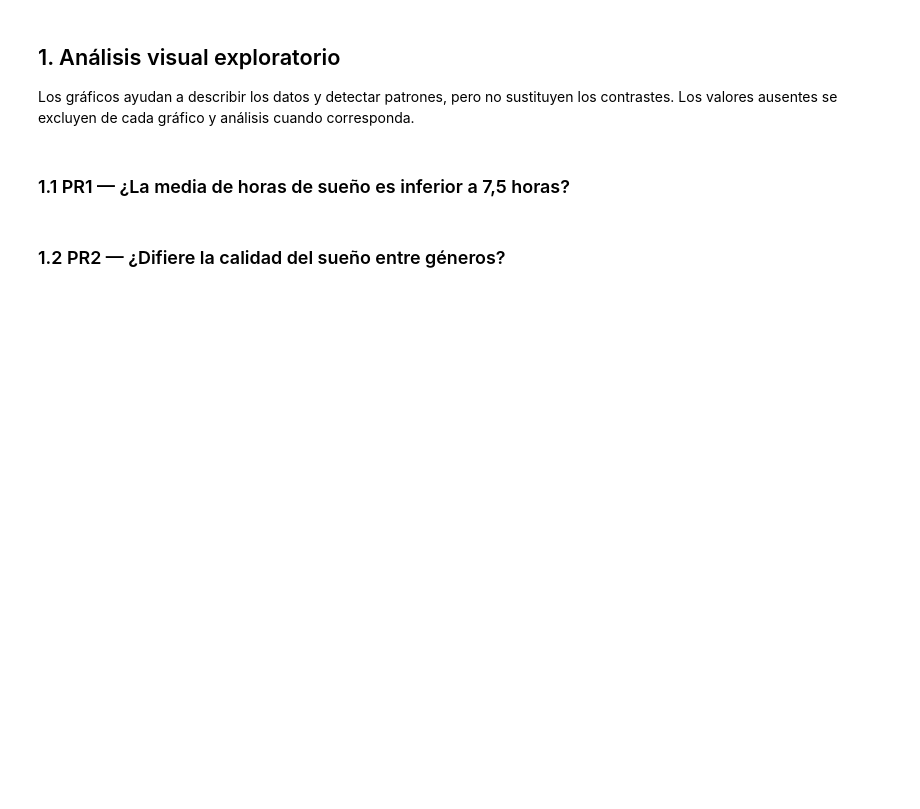
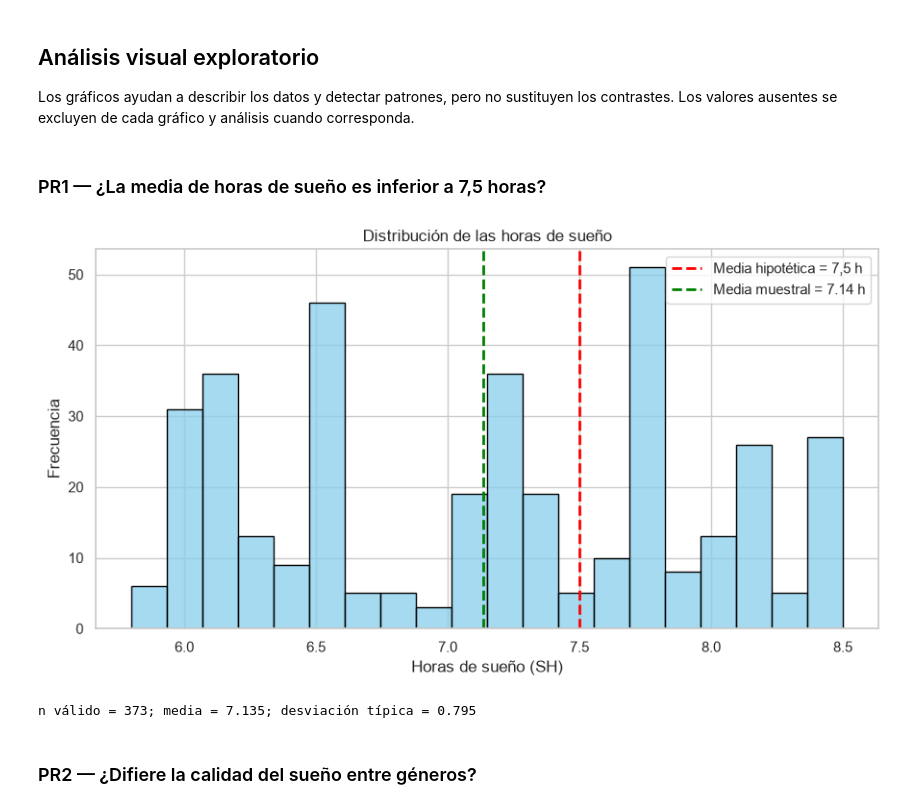
Before and after one commit to JulioUQ/Curso-de-Estadistica-Basica, a Jupyter notebook: notebooks/04_inferencia/practica.ipynb, the cells around one changed output. Saved outputs shown, nothing was run; the diff lists cells and outputs as text; code cells hidden in the pictures; blank space fills up the shorter version.

```diff
--- a/notebooks/04_inferencia/practica.ipynb
+++ b/notebooks/04_inferencia/practica.ipynb
@@ -26,26 +78,22 @@ from scipy import stats
 from statsmodels.stats.proportion import proportions_ztest
 
 sns.set_theme(style="whitegrid", context="notebook")
+plt.rcParams["figure.figsize"] = (8, 4.5)  # tamaño común de las figuras de una sola gráfica
 ALPHA = 0.05
 SEED = 42
 
-# Ajusta esta ruta si el archivo está en otra ubicación.
-possible_paths = [
-    Path("data/sleephealth_processed.xlsx"),
-    Path("notebooks/04_inferencia/data/sleephealth_processed.xlsx"),
-    Path("notebooks/01_estadistica_descriptiva/data/sleephealth.xlsx"),
-    Path("../01_estadistica_descriptiva/data/sleephealth.xlsx"),
-]
-DATA_PATH = next((p for p in possible_paths if p.exists()), None)
-
-if DATA_PATH is None:
+# Datos generados por la práctica de preprocesamiento del Módulo 1.
+DATA_PATH = Path("../01_estadistica_descriptiva/data/sleephealth_processed.csv")
+if not DATA_PATH.exists():
     raise FileNotFoundError(
-        "No se encontró el Excel. Coloca sleephealth_processed.xlsx en data/ "
-        "o modifica DATA_PATH para apuntar al archivo disponible."
+        f"No se encontró {DATA_PATH}. Ejecuta antes la práctica "
+        "'practica_preprocesamiento.ipynb' del Módulo 1, que genera este archivo."
     )
 
-uoc_df = pd.read_excel(DATA_PATH)
+# keep_default_na=False: en SD, "None" es una categoría (sin trastorno), no un
+# valor ausente; por defecto pandas la convertiría en NaN.
+df = pd.read_csv(DATA_PATH, keep_default_na=False, na_values=[""])
 print(f"Archivo: {DATA_PATH}")
-print(f"Dimensiones: {uoc_df.shape[0]} filas × {uoc_df.shape[1]} columnas")
-display(uoc_df.head())
-display(pd.DataFrame({"tipo": uoc_df.dtypes.astype(str), "faltantes": uoc_df.isna().sum()}))
+print(f"Dimensiones: {df.shape[0]} filas × {df.shape[1]} columnas")
+display(df.head())
+display(pd.DataFrame({"tipo": df.dtypes.astype(str), "faltantes": df.isna().sum()}))
@@ -89,22 +155,26 @@ display(uoc_df[required].isna().sum().rename("faltantes").to_frame())
 # %% [markdown]
-## 1. Análisis visual exploratorio
+## Análisis visual exploratorio
 
 Los gráficos ayudan a describir los datos y detectar patrones, pero no sustituyen los contrastes. Los valores ausentes se excluyen de cada gráfico y análisis cuando corresponda.
 # %% [markdown]
-### 1.1 PR1 — ¿La media de horas de sueño es inferior a 7,5 horas?
+### PR1 — ¿La media de horas de sueño es inferior a 7,5 horas?
 # %%
-sh = uoc_df["SH"].dropna()
+#| fig-alt: "Histograma de las horas de sueño de 373 personas, con dos líneas verticales discontinuas: la media hipotética de 7,5 horas y la media muestral, de unas 7,1 horas."
+sh = df["SH"].dropna()
 media_real = sh.mean()
 
 fig, ax = plt.subplots(figsize=(9, 5))
 sns.histplot(sh, bins=20, color="skyblue", edgecolor="black", ax=ax)
 ax.axvline(7.5, color="red", linestyle="--", linewidth=2, label="Media hipotética = 7,5 h")
 ax.axvline(media_real, color="green", linestyle="--", linewidth=2, label=f"Media muestral = {media_real:.2f} h")
 ax.set(title="Distribución de las horas de sueño", xlabel="Horas de sueño (SH)", ylabel="Frecuencia")
 ax.legend()
 plt.tight_layout()
 plt.show()
 print(f"n válido = {sh.size}; media = {sh.mean():.3f}; desviación típica = {sh.std(ddof=1):.3f}")
+# %% [output]
+[figure, added]
+n válido = 373; media = 7.135; desviación típica = 0.795
 # %% [markdown]
-### 1.2 PR2 — ¿Difiere la calidad del sueño entre géneros?
+### PR2 — ¿Difiere la calidad del sueño entre géneros?
 # %%
```
Also changed, not shown: parts of 46 cells of this notebook, 46 other files.
